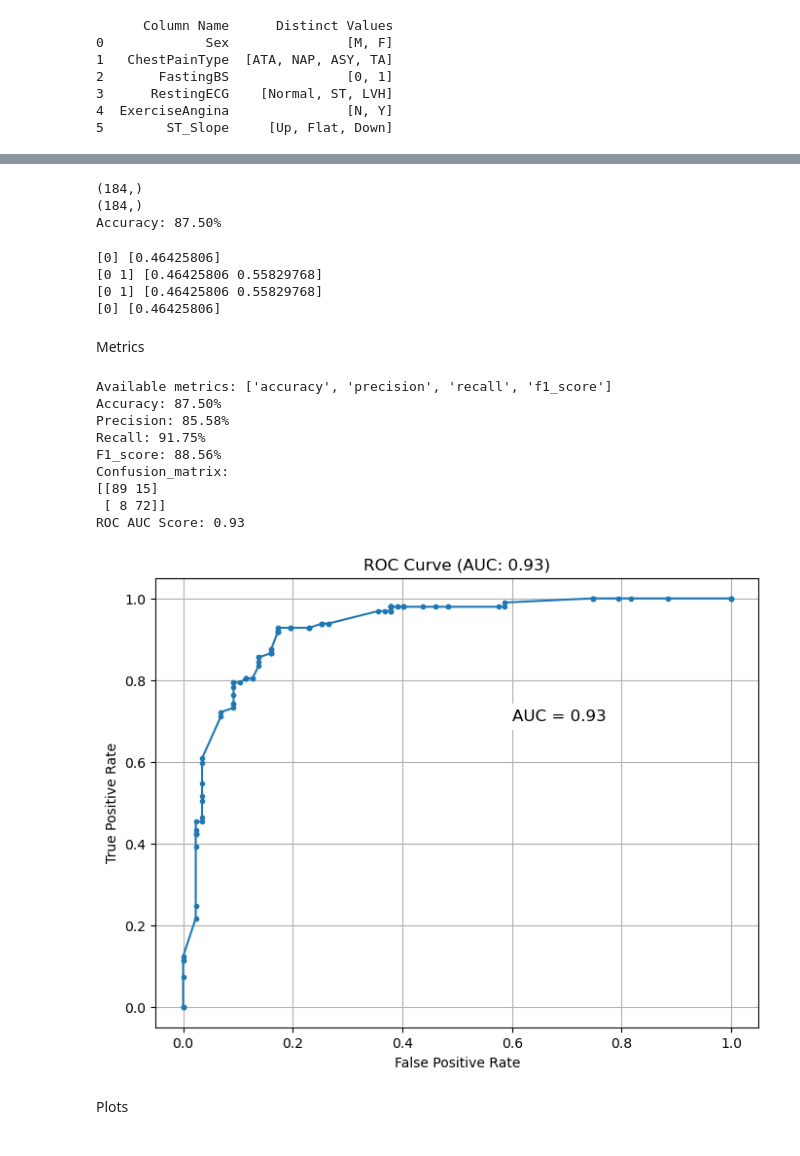
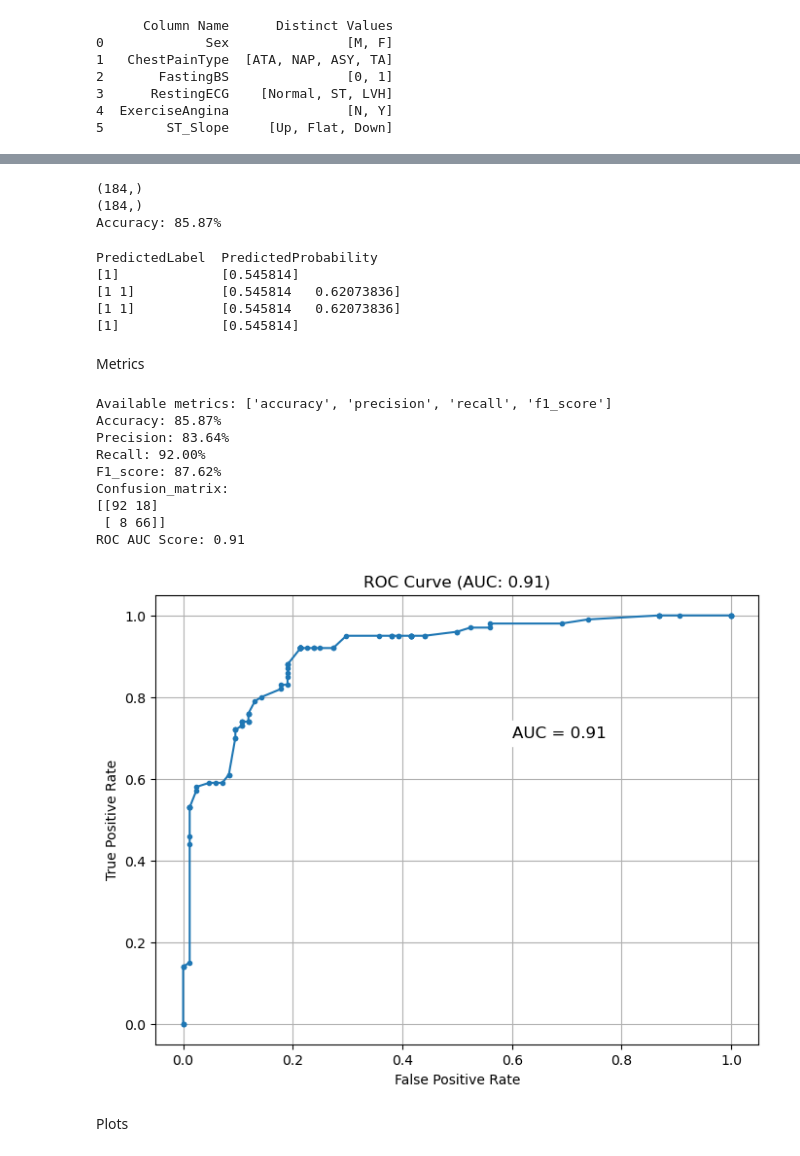
Before and after one commit to affan210/ml-algo, a Jupyter notebook: LogisticRegression.ipynb, the cells around one changed output, grey strips where cells are left out. Cells and saved outputs as stored; diff of their text form; code cells hidden in the pictures.

```diff
--- a/LogisticRegression.ipynb
+++ b/LogisticRegression.ipynb
@@ -143,7 +325,6 @@ Name: HeartDisease, dtype: int64
 from sklearn.compose import ColumnTransformer
 from sklearn.pipeline import Pipeline
 from sklearn.preprocessing import OneHotEncoder
-from sklearn.ensemble import RandomForestClassifier
 
 categorical_features = encoding_df.columns.to_list()
 # Define your preprocessing steps
@@ -154,8 +335,6 @@ preprocessor = ColumnTransformer(transformers=[
                     ('onehot-transformer', categorical_transformer, categorical_features)])
 # Create the full pipeline with preprocessing and the model
 model = Pipeline(steps=[('data-preprocessor', preprocessor),
-                        ('model', LogisticRegression(learning_rate=0.1, num_iterations=500, tolerance=1e-4)
-                         )])
+                        ('model', LogisticRegression(learning_rate=0.1, num_iterations=5000,
+                                    tolerance=1e-5, cost_function="squared_error", evaluation_metric='f1_score')
+                         )])#, verbose=True)
-# %%
-print(X_train_df.shape, y_train_df.shape, sep="\n")
-model.fit(X_train_df, y_train_df)
@@ -181,0 +341,4 @@ Pipeline(steps=[('data-preprocessor',
+# %%
+X_val_df_transformed = model['data-preprocessor'].fit_transform(X_val_df)
+
+model.fit(X_train_df, y_train_df, model__X_val=X_val_df_transformed, model__y_val=y_val_df)
@@ -190,14 +372,14 @@ array([-0.48858088,  0.54702757,  0.92081033, -0.59696147, -0.29982772,
 # %%
-y_pred = model.predict(X_test_df)
-y_pred_proba = model.predict_proba(X_test_df)
+y_pred = model.predict(X_val_df)
+y_pred_proba = model.predict_proba(X_val_df)
 # Calculate accuracy
 print(y_pred.shape, y_pred_proba.shape, sep="\n")
-accuracy = np.mean(y_pred == y_test_df)
+accuracy = np.mean(y_pred == y_val_df)
 print(f"Accuracy: {accuracy*100:.2f}%")
 # %% [output]
 (184,)
 (184,)
-Accuracy: 87.50%
+Accuracy: 85.87%
 # %%
 # Define a function for inferencing with the model
 def predict_with_model(input_data, model):
@@ -296,19 +478,22 @@ output1, proba1 = predict_with_model(input_dict1, model)
 output2, proba2 = predict_with_model(input_dict2, model)
 output3, proba3 = predict_with_model(input_dict3, model)
 output4, proba4 = predict_with_model(input_list, model)
-
-print(output1, proba1)
-print(output2, proba2)
-print(output3, proba3)
-print(output4, proba4)
+print("PredictedLabel", "PredictedProbability", sep='\t')
+print(output1, proba1, sep='\t\t')
+print(output2, proba2, sep='\t\t')
+print(output3, proba3, sep='\t\t')
+print(output4, proba4, sep='\t\t')
 # %% [output]
-[0] [0.46425806]
-[0 1] [0.46425806 0.55829768]
-[0 1] [0.46425806 0.55829768]
-[0] [0.46425806]
+PredictedLabel  PredictedProbability
+[1]             [0.545814]
+[1 1]           [0.545814   0.62073836]
+[1 1]           [0.545814   0.62073836]
+[1]             [0.545814]
 # %% [markdown]
 Metrics
 # %%
+import matplotlib.pyplot as plt
+
 def calculate_accuracy(y_pred, y_true):
     return np.mean(y_pred == y_true)
 
@@ -405,41 +590,41 @@ def calculate_auc(tpr, fpr):
     # return round(abs(auc), 4)
     return auc
 
 
 # Example usage:
 if __name__ == "__main__":
     # ... (training and prediction code)
 
     # Calculate and print the requested metric or list available metrics
     metric_name = "list_metrics"  # Change this to the metric you want to calculate or "list_metrics"
-    y_test = y_test_df
+    y_test = y_val_df
     if metric_name == "list_metrics":
         print("Available metrics:", calculate_metric(metric_name, None, None))
     else:
         metric_value = calculate_metric(metric_name, y_pred, y_test)
         print(f"{metric_name.capitalize()}: {metric_value*100:.2f}%")
 
     # Calculate and print all eligible metrics
     calculated_metrics = calculate_metrics(y_pred, y_test)
     for metric_name, metric_value in calculated_metrics.items():
         if metric_name != "confusion_matrix":
             print(f"{metric_name.capitalize()}: {metric_value*100:.2f}%")
         else:
             print(f"{metric_name.capitalize()}:")
             print(metric_value)
 
     # Calculate and print ROC AUC score
     auc_score = calculate_roc_auc(y_pred_proba, y_test, plot=True)
 # %% [output]
 Available metrics: ['accuracy', 'precision', 'recall', 'f1_score']
-Accuracy: 87.50%
-Precision: 85.58%
-Recall: 91.75%
-F1_score: 88.56%
+Accuracy: 85.87%
+Precision: 83.64%
+Recall: 92.00%
+F1_score: 87.62%
 Confusion_matrix:
-[[89 15]
- [ 8 72]]
-ROC AUC Score: 0.93
+[[92 18]
+ [ 8 66]]
+ROC AUC Score: 0.91
-[figure, old version]
+[figure, new version]
 # %% [markdown]
 Plots
```
Also changed, not shown: parts of 18 cells of this notebook.
